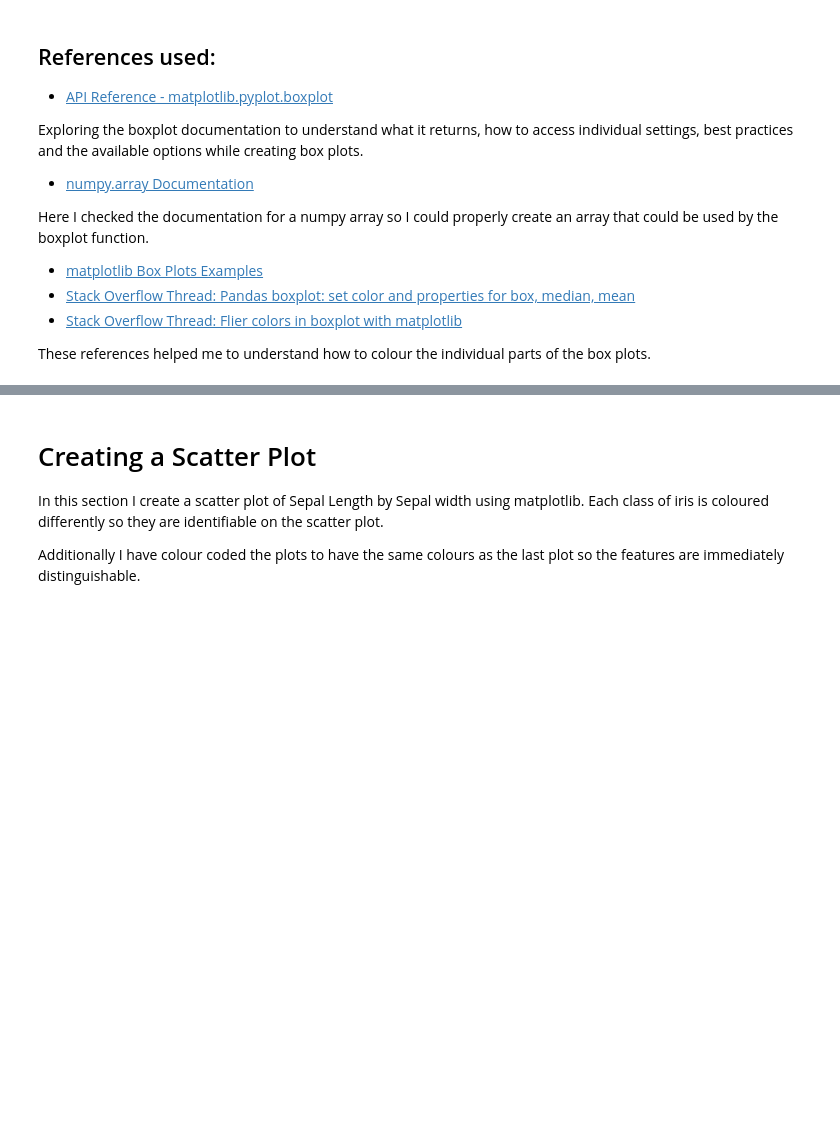
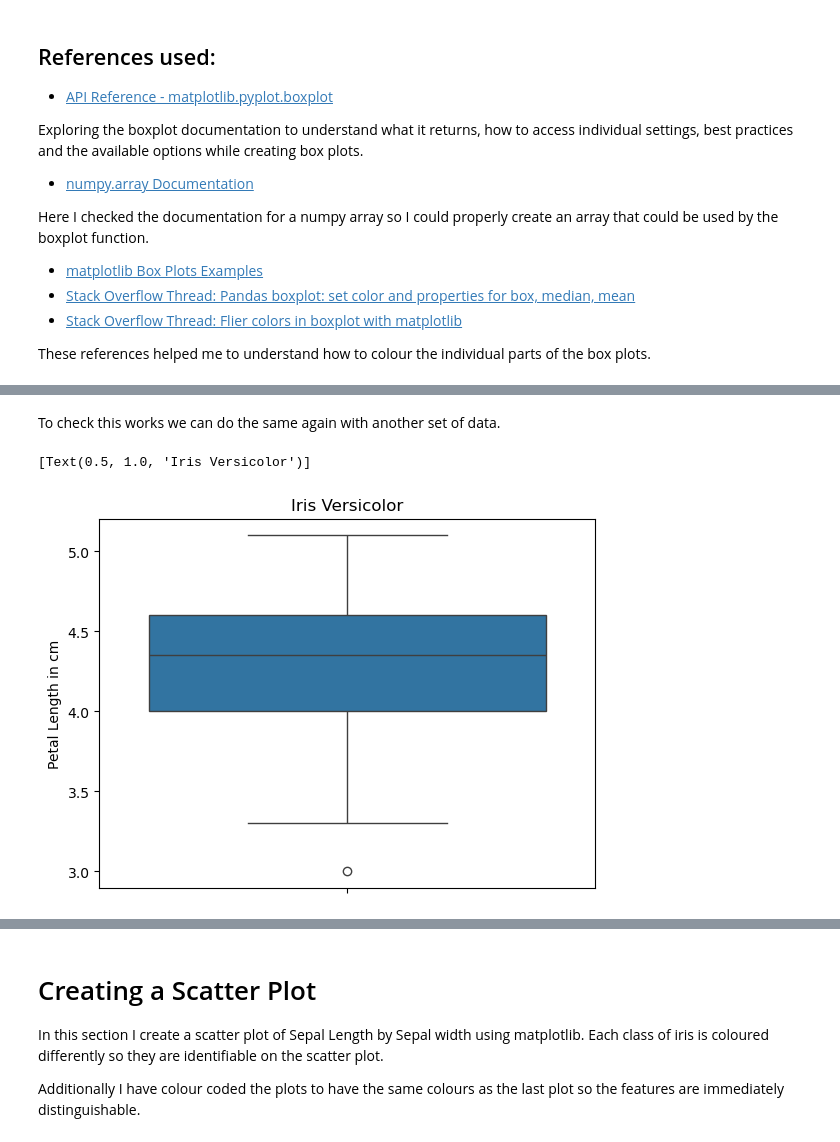
Before and after one commit to CeamanCollins/pands-project, a Jupyter notebook: analysis.ipynb, the cells around one changed output, grey strips where cells are left out. Saved outputs shown, nothing was run; the diff lists cells and outputs as text; code cells hidden in the pictures; blank space fills up the shorter version.

```diff
--- a/analysis.ipynb
+++ b/analysis.ipynb
@@ -457,0 +535,9 @@ These references helped me to understand how to colour the individual parts of t
+# %% [markdown]
+To check this works we can do the same again with another set of data.
+# %%
+# Creating box plot to identify fliers
+
+sns.boxplot(data=versicolor_petal_length).set(title='Iris Versicolor')
+# %% [output]
+[Text(0.5, 1.0, 'Iris Versicolor')]
+[figure, added]
```
Also changed, not shown: parts of 35 cells of this notebook, 1 other file.
